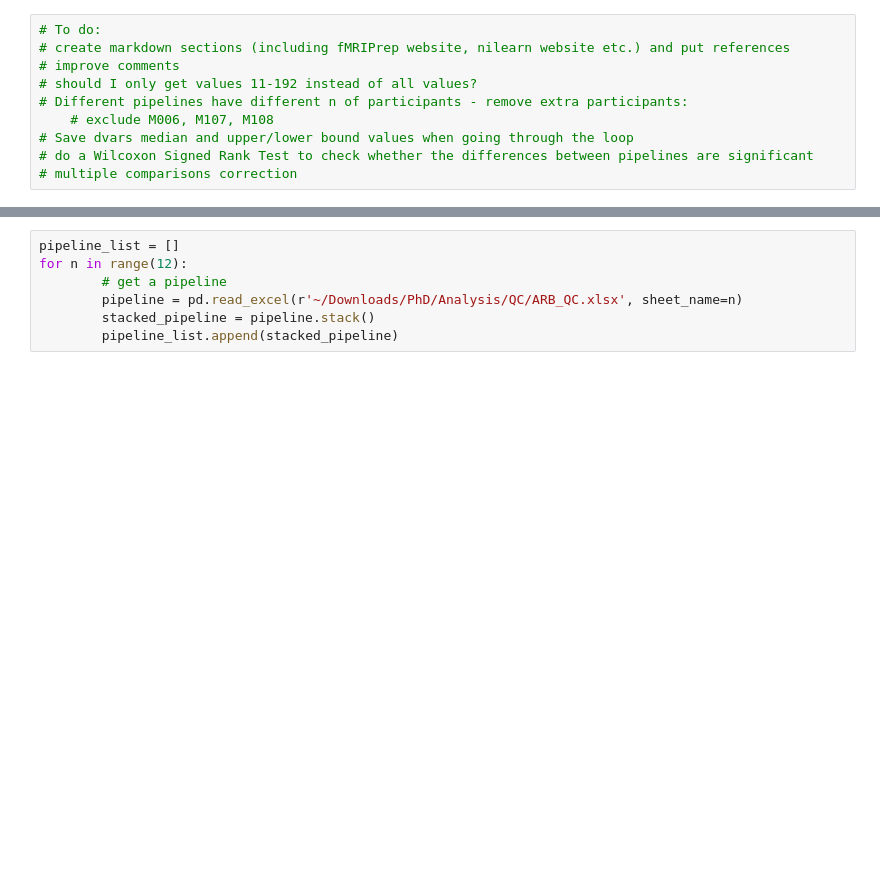
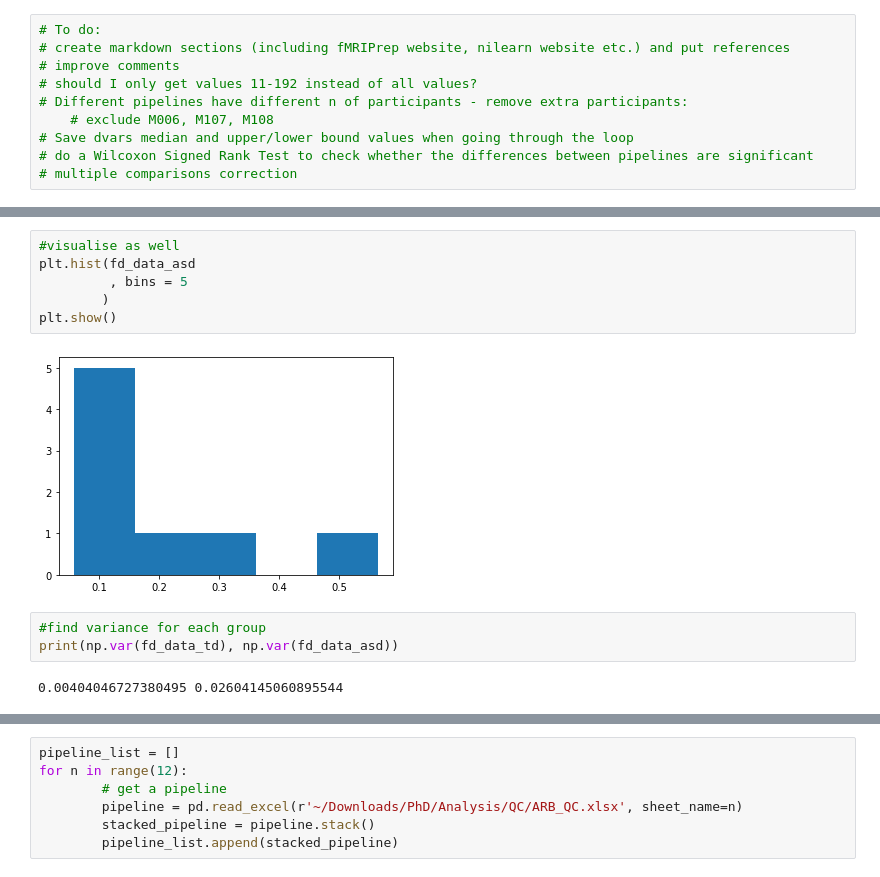
Before and after one commit to misho-dimitrov/Motion_Correction_rs-fMRI, a Jupyter notebook: calc_dvars.ipynb, the cells around one changed output, grey strips where cells are left out. Cells and saved outputs as stored; diff of their text form; blank space fills up the shorter version.

```diff
--- a/calc_dvars.ipynb
+++ b/calc_dvars.ipynb
@@ -16,0 +108,13 @@ import numpy as np
+# %%
+#visualise as well
+plt.hist(fd_data_asd
+         , bins = 5
+        )
+plt.show()
+# %% [output]
+[figure, added]
+# %%
+#find variance for each group
+print(np.var(fd_data_td), np.var(fd_data_asd))
+# %% [output]
+0.00404046727380495 0.02604145060895544
```
Also changed, not shown: parts of 40 cells of this notebook, 1 other file.
